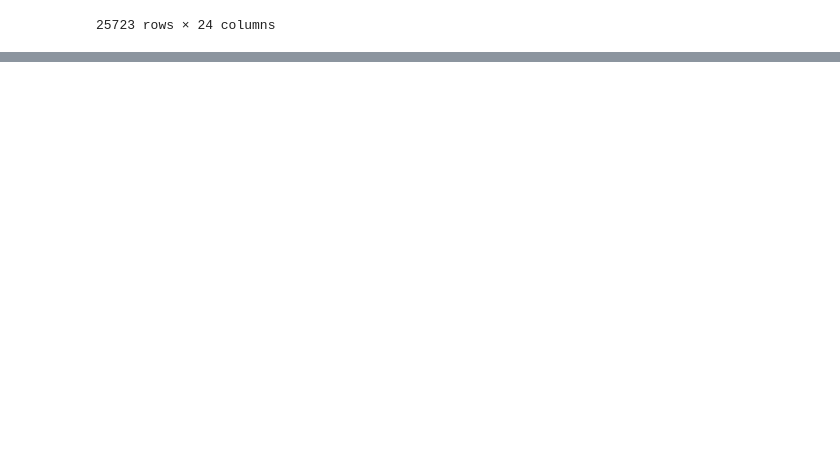
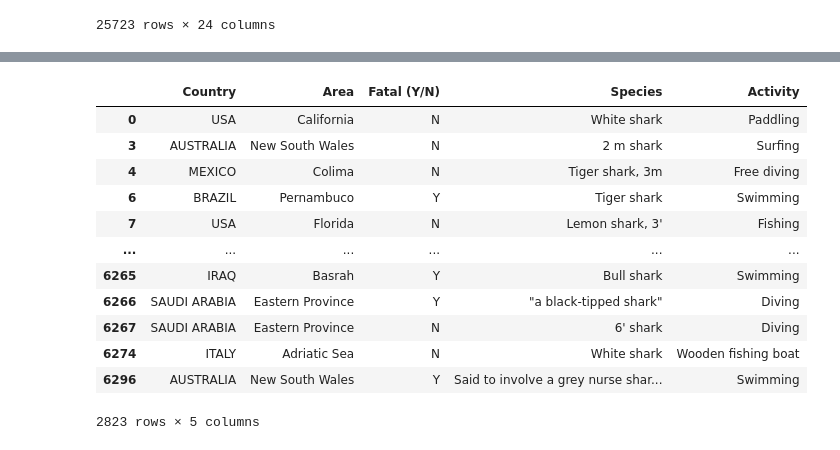
Before and after one commit to Maura-Santos/Shark-Attacks, a Jupyter notebook: Sahark_attack_program.ipynb, the cells around one changed output, grey strips where cells are left out. Cells and saved outputs as stored; diff of their text form; code cells hidden in the pictures; blank space fills up the shorter version.

```diff
--- a/Sahark_attack_program.ipynb
+++ b/Sahark_attack_program.ipynb
@@ -50,2 +64,20 @@ import seaborn as sns
+# %%
+#criando o DataFrame de analise
+program = program.dropna(subset=['Country','Area','Fatal (Y/N)','Species'])
+program
+# %% [output]
+|  | Country | Area | Fatal (Y/N) | Species | Activity |
+| 0 | USA | California | N | White shark | Paddling |
+| 3 | AUSTRALIA | New South Wales | N | 2 m shark | Surfing |
+| 4 | MEXICO | Colima | N | Tiger shark, 3m | Free diving |
+| 6 | BRAZIL | Pernambuco | Y | Tiger shark | Swimming |
+| 7 | USA | Florida | N | Lemon shark, 3' | Fishing |
+| ... | ... | ... | ... | ... | ... |
+| 6265 | IRAQ | Basrah | Y | Bull shark | Swimming |
+| 6266 | SAUDI ARABIA | Eastern Province | Y | "a black-tipped shark" | Diving |
+| 6267 | SAUDI ARABIA | Eastern Province | N | 6' shark | Diving |
+| 6274 | ITALY | Adriatic Sea | N | White shark | Wooden fishing boat |
+| 6296 | AUSTRALIA | New South Wales | Y | Said to involve a grey nurse shar... | Swimming |
+2823 rows × 5 columns
 # %%
 sns.set({'figure.figsize':(20,20)})
```
Also changed, not shown: parts of 39 cells of this notebook.
